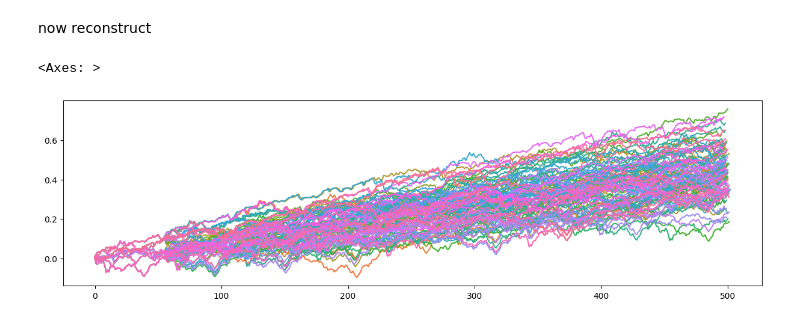
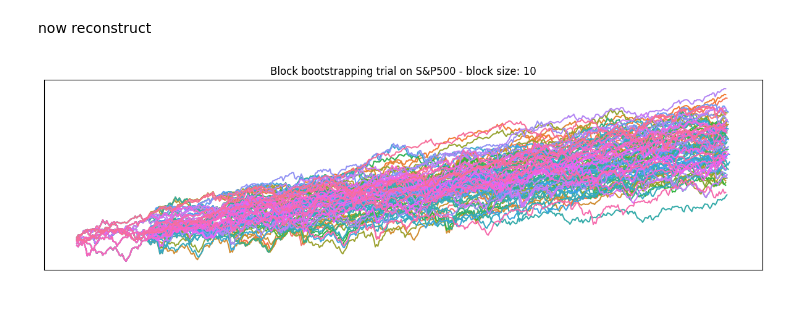
Before and after one commit to Oliver-De-Fusco/6CAP-TA-Code, a Jupyter notebook: bootstrapping.ipynb, the cells around one changed output. Cells and saved outputs as stored; diff of their text form; code cells hidden in the pictures.

```diff
--- a/bootstrapping.ipynb
+++ b/bootstrapping.ipynb
@@ -35,4 +35,4 @@ len(data)
 # %% [markdown]
 Divide into blocks of 10 for 50 blocks
 # %%
-blocks_index = np.linspace(0,len(data)-1,10,dtype=int)
+blocks_index = np.linspace(0,len(data),10,dtype=int)
@@ -93,13 +97,15 @@ now reconstruct
 # %%
 fig, ax = plt.subplots(figsize=(15,4))
 boot_data = [np.concat([data["log_return"].values[block[x][0] : block[x][1]] for x in range(len(block))]) for block in boot]
 
 boot_df = pd.DataFrame(zip_longest(*boot_data, fillvalue=np.nan),columns=[f"log_returns_{x}" for x in range(len(boot_data))])
 
-sns.lineplot(boot_df.cumsum(),dashes=False,legend=False)
+sns.lineplot(boot_df.cumsum(),dashes=False,legend=False).set_title("Block bootstrapping trial on S&P500 - block size: 10")
+
+ax.get_xaxis().set_visible(False)
+ax.get_yaxis().set_visible(False)
 # %% [output]
-<Axes: >
-[figure, old version]
+[figure, new version]
 # %%
 def create_sma(data,sma1=20,sma2=50):
     data = data[:]
```
Also changed, not shown: parts of 17 cells of this notebook, 2 other files.
